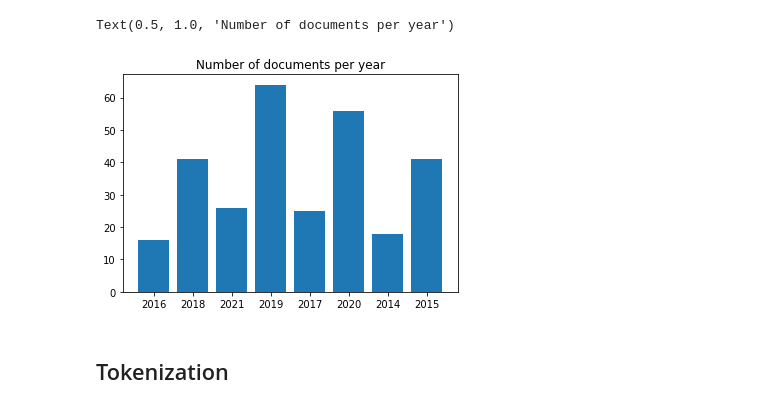
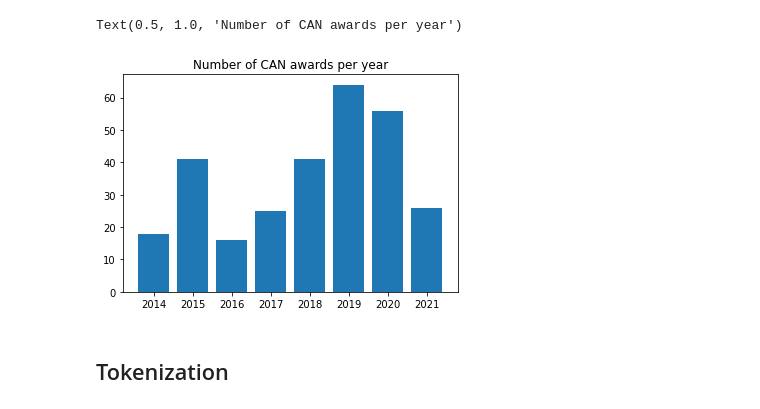
Before and after one commit to MarkMeltzer/thesis, a Jupyter notebook: notebooks/LDA_scikit_CAN.ipynb, the cells around one changed output. Drawn from its saved outputs; the diff is of its cells as text; code cells hidden in the pictures.

```diff
--- a/notebooks/LDA_scikit_CAN.ipynb
+++ b/notebooks/LDA_scikit_CAN.ipynb
@@ -30,11 +45,11 @@ data.head()
 # %%
-from collections import Counter
-count_dict = Counter([x[0] for x in data["Notice dispatch date"].str.split("-")])
+# plot the number of CAN awards per year
+count_dict = Counter([int(x[0]) for x in data["Notice dispatch date"].str.split("-")])
 plt.bar(count_dict.keys(), count_dict.values())
-plt.title("Number of documents per year")
+plt.title("Number of CAN awards per year")
 # %% [output]
-Text(0.5, 1.0, 'Number of documents per year')
+Text(0.5, 1.0, 'Number of CAN awards per year')
-[figure, old version]
+[figure, new version]
 # %% [markdown]
 ## Tokenization
 # %%
```
Also changed, not shown: parts of 26 cells of this notebook, 50 other files.
